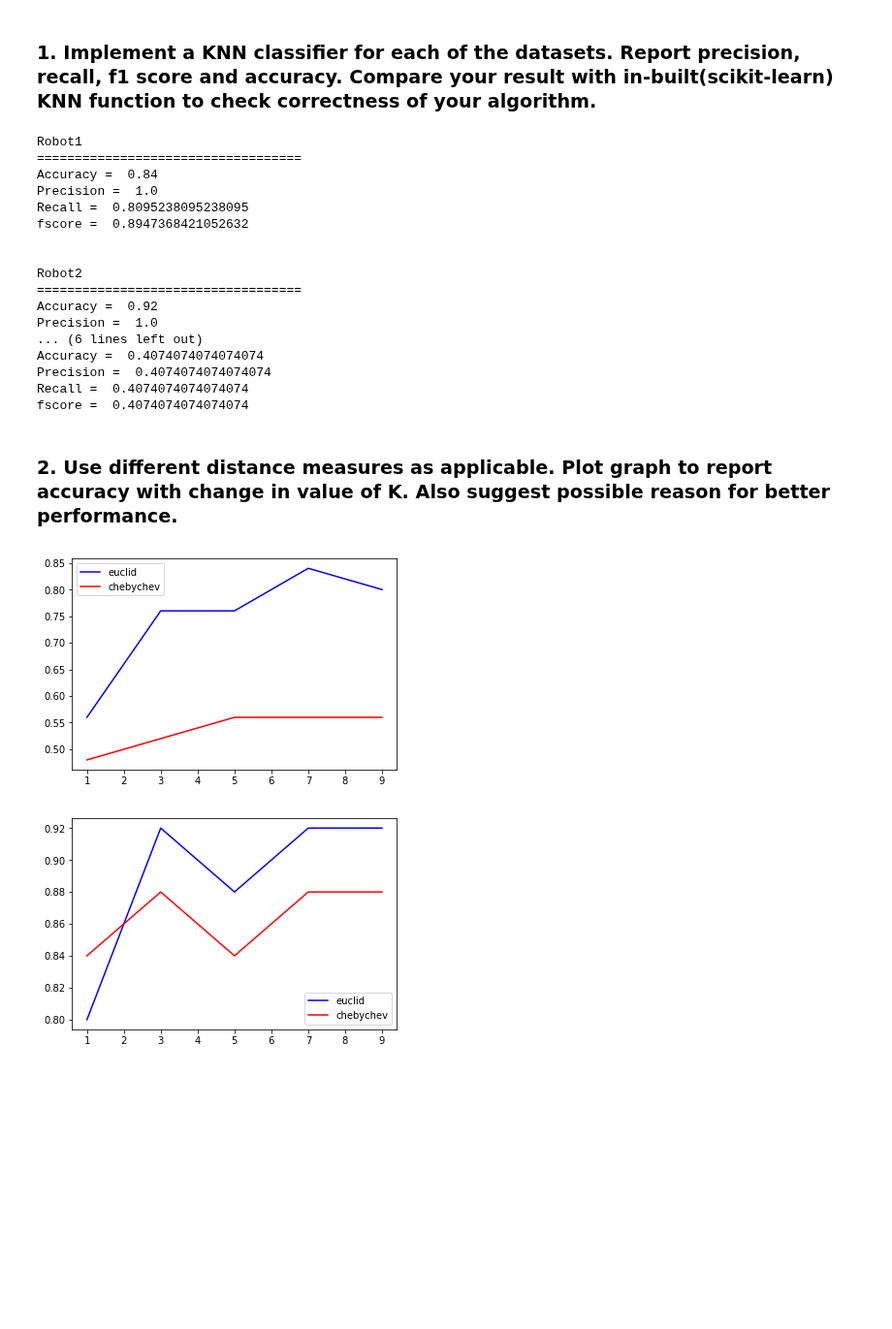
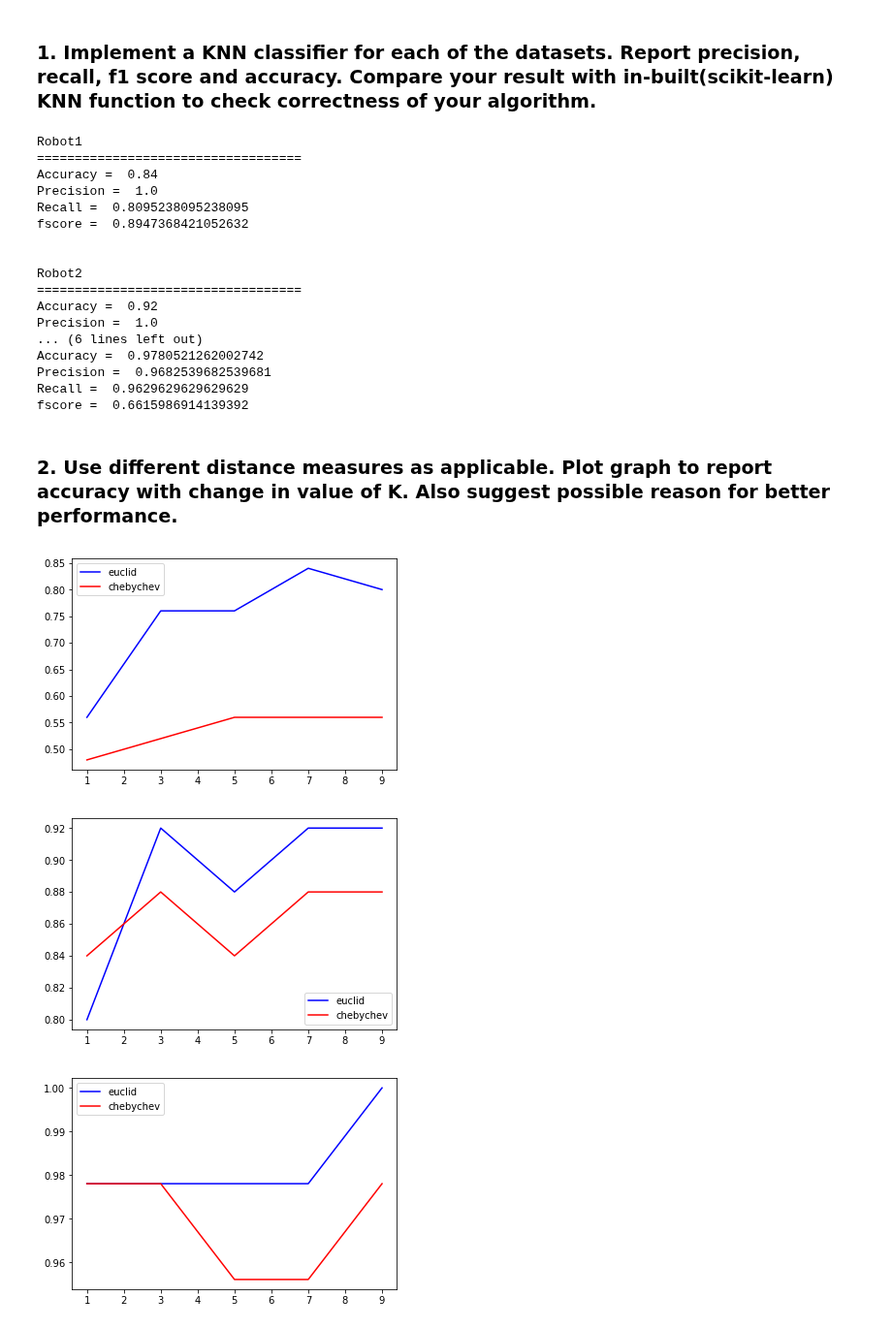
Before and after one commit to devloper13/DecisionTreeFromScratch, a Jupyter notebook: KNN.ipynb, the cells around one changed output. Shown at 97% size. Drawn from its saved outputs; the diff is of its cells as text; code cells hidden in the pictures; blank space fills up the shorter version.

Commit message:
fixed Iris accuracy calculation

```diff
--- a/KNN.ipynb
+++ b/KNN.ipynb
@@ -36,20 +37,27 @@ def KNN(test,train,K,dist_measure,target):
         power = 1
     predicted = []
     for test_row in test.values:
+        #print(test_row)
         knn = []
         maxval = -1
         winner = None
         for train_row in train.values:
+            #print(train_row)
+            #print(test_row)
             y = minkowski_predict(test_row,train_row,power,target)
+            #print(y)
             knn.append((train_row[target],y))
         knn.sort(key = getsecond)
+
+        #print(knn)
         for i in range(0,K):
             class_dict[knn[i][0]]+=1
-            if class_dict[knn[i][0]] > maxval:
-                winner = knn[i][0]
-                maxval = class_dict[knn[i][0]]
+            #if class_dict[knn[i][0]] > maxval:
+            #    winner = knn[i][0]
+            #    maxval = class_dict[knn[i][0]]
+        winner = max(class_dict.items(),key=operator.itemgetter(1))[0]
         predicted.append(winner)
-
+        #print(class_dict)
         for classVal in unique_values:
             class_dict[classVal] = 0
     return predicted
@@ -76,7 +84,3 @@ def BinaryMeasure(predicted_y,test,target):
     recall = (TP)/(TP+FN)
     fscore = 2/((1/precision)+(1/recall))
     return accuracy,precision,recall,fscore
-# %%
-def MultipleMeasure(predicted_y,test,target):
-    for ...
-        BinaryMeasure()
@@ -128,8 +175,7 @@ test,train = get_test_train(location)
 K = 7
 target = 4
 predicted_y = KNN(test,train,K,'euclid',target)
-#print(predicted_y)
-accuracy,precision,recall,fscore = MultipleMeasure(predicted_y,test,target)
+accuracy,precision,recall,fscore = MultipleMeasure(predicted_y,test,train,target)
 print("Iris")
 print("===================================")
 print("Accuracy = ",accuracy)
@@ -150,14 +196,14 @@ Robot2
 Accuracy =  0.92
 Precision =  1.0
 ... (6 lines left out)
-Accuracy =  0.4074074074074074
-Precision =  0.4074074074074074
-Recall =  0.4074074074074074
-fscore =  0.4074074074074074
+Accuracy =  0.9780521262002742
+Precision =  0.9682539682539681
+Recall =  0.9629629629629629
+fscore =  0.6615986914139392
 # %% [markdown]
 ### 2. Use different distance measures as applicable. Plot graph to report accuracy with change in value of K. Also suggest possible reason for better performance.
 # %%
-def gen_KNN_plot(test,train,target):
+def gen_KNN_plot(test,train,target,binary):
     distanceMeasures = ['euclid','cheby']
     accuracy_array1 = []
     accuracy_array2 = []
@@ -167,7 +213,10 @@ def gen_KNN_plot(test,train,target):
         accuracy_array2 = []
         while K<= math.sqrt(len(train)):
             predicted_y = KNN(test,train,K,dist_measure,target)
-            accuracy,precision,recall,fscore = BinaryMeasure(predicted_y,test,target)
+            if binary == 1:
+                accuracy,precision,recall,fscore = BinaryMeasure(predicted_y,test,target)
+            elif binary == 0:
+                accuracy,precision,recall,fscore = MultipleMeasure(predicted_y,test,train,target)
             K_array.append(K)
             accuracy_array2.append(accuracy)
             K+=2
@@ -180,17 +229,26 @@ def gen_KNN_plot(test,train,target):
 # %%
 location = 'RobotDataset/Robot1'
 test,train = get_test_train(location)
 test = pd.DataFrame(np.delete(test.values,7,1))
 train = pd.DataFrame(np.delete(train.values,7,1))
 target=0
-gen_KNN_plot(test,train,target)
+binary = 1
+gen_KNN_plot(test,train,target,binary)
 
 location = 'RobotDataset/Robot2'
 test,train = get_test_train(location)
 test = pd.DataFrame(np.delete(test.values,7,1))
 train = pd.DataFrame(np.delete(train.values,7,1))
 target=0
-gen_KNN_plot(test,train,target)
+binary=1
+gen_KNN_plot(test,train,target,binary)
+
+location = 'Iris/Iris.csv'
+test,train = get_test_train(location)
+target = 4
+binary=0
+gen_KNN_plot(test,train,target,binary)
 # %% [output]
 [figure]
 [figure]
+[figure, added]
```
Also changed, not shown: parts of 2 cells of this notebook.
